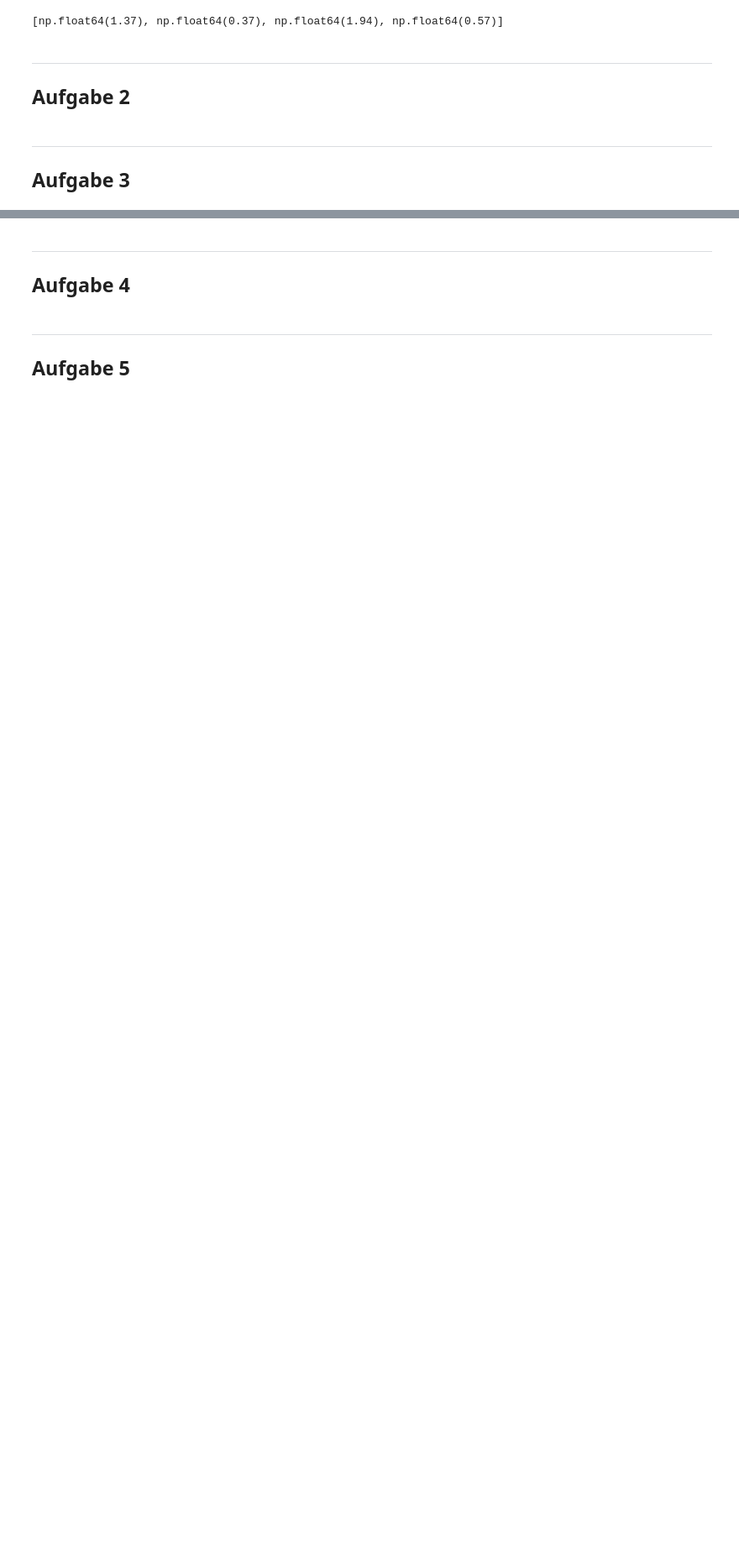
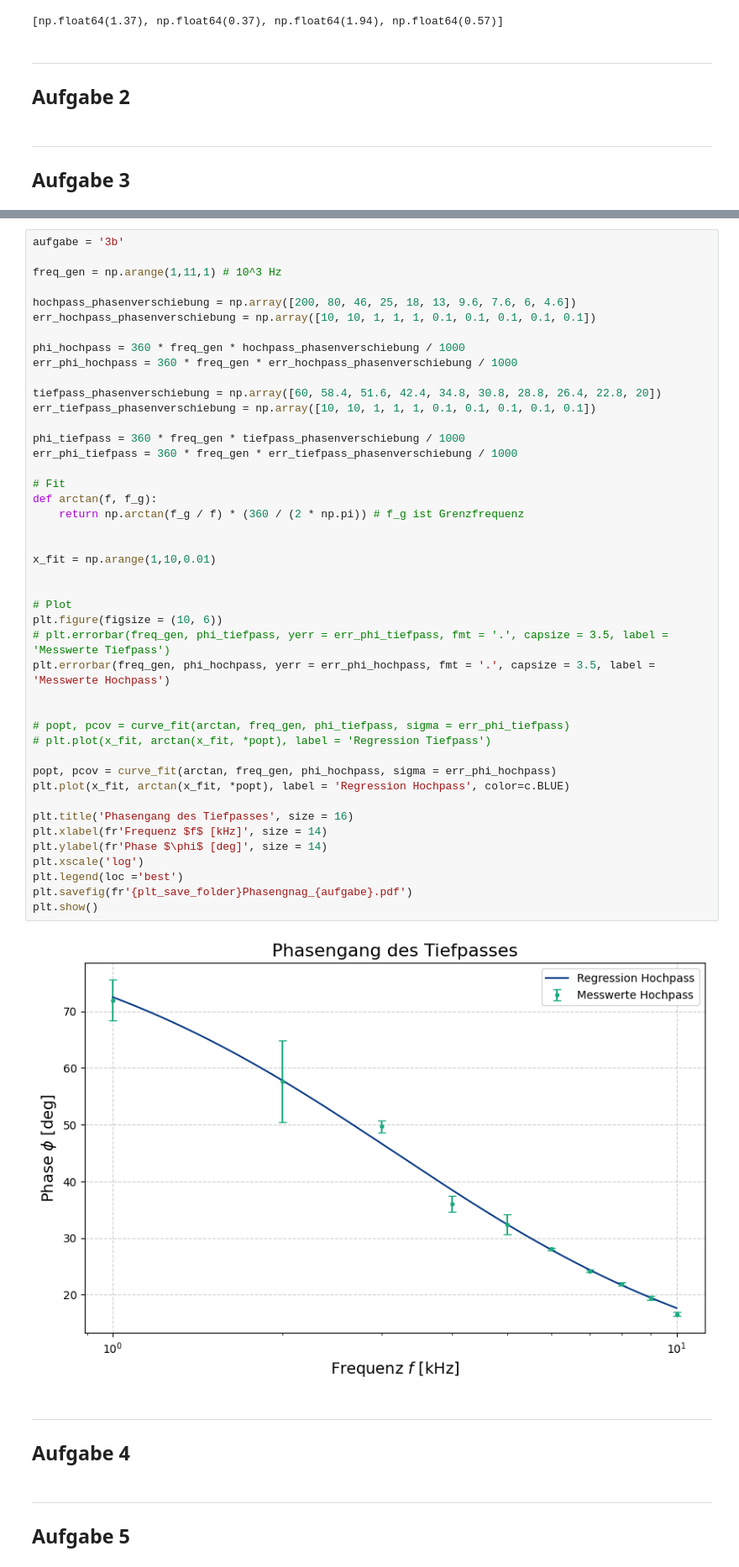
Before and after one commit to FinnZeumer/PAP-2, a Jupyter notebook: Versuche/241/Python/V241.ipynb, the cells around one changed output, grey strips where cells are left out. Shown at 84% size. Cells and saved outputs as stored; diff of their text form; blank space fills up the shorter version.

```diff
--- a/Versuche/241/Python/V241.ipynb
+++ b/Versuche/241/Python/V241.ipynb
@@ -415,3 +436,49 @@ plt.show()
+# %%
+aufgabe = '3b'
+
+freq_gen = np.arange(1,11,1) # 10^3 Hz
+
+hochpass_phasenverschiebung = np.array([200, 80, 46, 25, 18, 13, 9.6, 7.6, 6, 4.6])
+err_hochpass_phasenverschiebung = np.array([10, 10, 1, 1, 1, 0.1, 0.1, 0.1, 0.1, 0.1])
+
+phi_hochpass = 360 * freq_gen * hochpass_phasenverschiebung / 1000
+err_phi_hochpass = 360 * freq_gen * err_hochpass_phasenverschiebung / 1000
+
+tiefpass_phasenverschiebung = np.array([60, 58.4, 51.6, 42.4, 34.8, 30.8, 28.8, 26.4, 22.8, 20])
+err_tiefpass_phasenverschiebung = np.array([10, 10, 1, 1, 1, 0.1, 0.1, 0.1, 0.1, 0.1])
+
+phi_tiefpass = 360 * freq_gen * tiefpass_phasenverschiebung / 1000
+err_phi_tiefpass = 360 * freq_gen * err_tiefpass_phasenverschiebung / 1000
+
+# Fit
+def arctan(f, f_g):
+    return np.arctan(f_g / f) * (360 / (2 * np.pi)) # f_g ist Grenzfrequenz
+
+
+x_fit = np.arange(1,10,0.01)
+
+
+# Plot
+plt.figure(figsize = (10, 6))
+# plt.errorbar(freq_gen, phi_tiefpass, yerr = err_phi_tiefpass, fmt = '.', capsize = 3.5, label = 'Messwerte Tiefpass')
+plt.errorbar(freq_gen, phi_hochpass, yerr = err_phi_hochpass, fmt = '.', capsize = 3.5, label = 'Messwerte Hochpass')
+
+
+# popt, pcov = curve_fit(arctan, freq_gen, phi_tiefpass, sigma = err_phi_tiefpass)
+# plt.plot(x_fit, arctan(x_fit, *popt), label = 'Regression Tiefpass')
+
+popt, pcov = curve_fit(arctan, freq_gen, phi_hochpass, sigma = err_phi_hochpass)
+plt.plot(x_fit, arctan(x_fit, *popt), label = 'Regression Hochpass', color=c.BLUE)
+
+plt.title('Phasengang des Tiefpasses', size = 16)
+plt.xlabel(fr'Frequenz $f$ [kHz]', size = 14)
+plt.ylabel(fr'Phase $\phi$ [deg]', size = 14)
+plt.xscale('log')
+plt.legend(loc ='best')
+plt.savefig(fr'{plt_save_folder}Phasengnag_{aufgabe}.pdf')
+plt.show()
+# %% [output]
+[figure, added]
 # %% [markdown]
 <hr>
 
```
Also changed, not shown: parts of 2 cells of this notebook, 7 other files.
